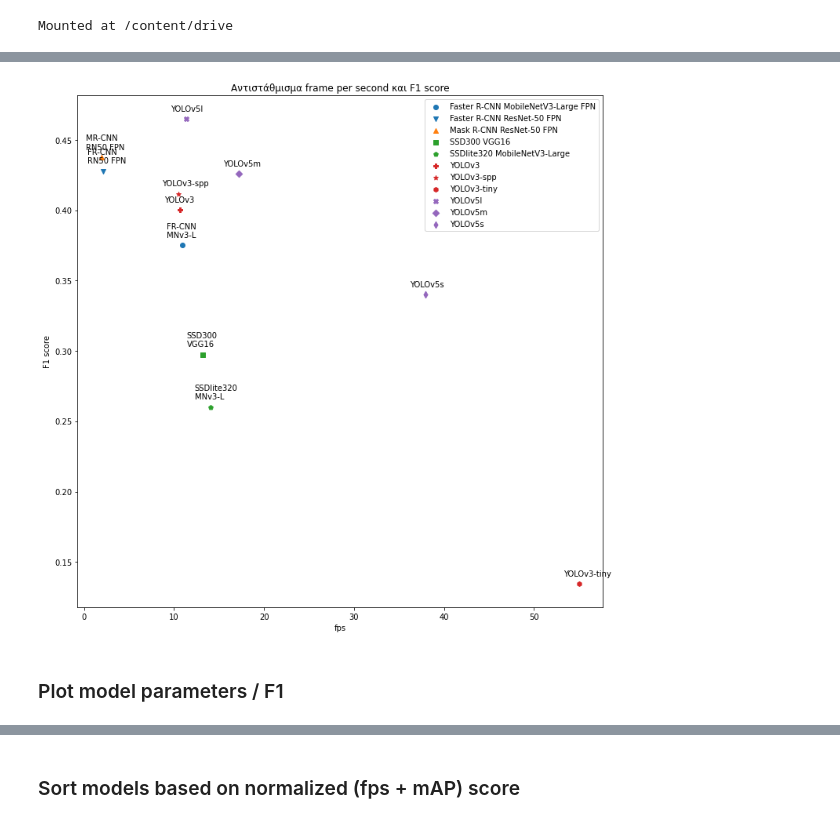
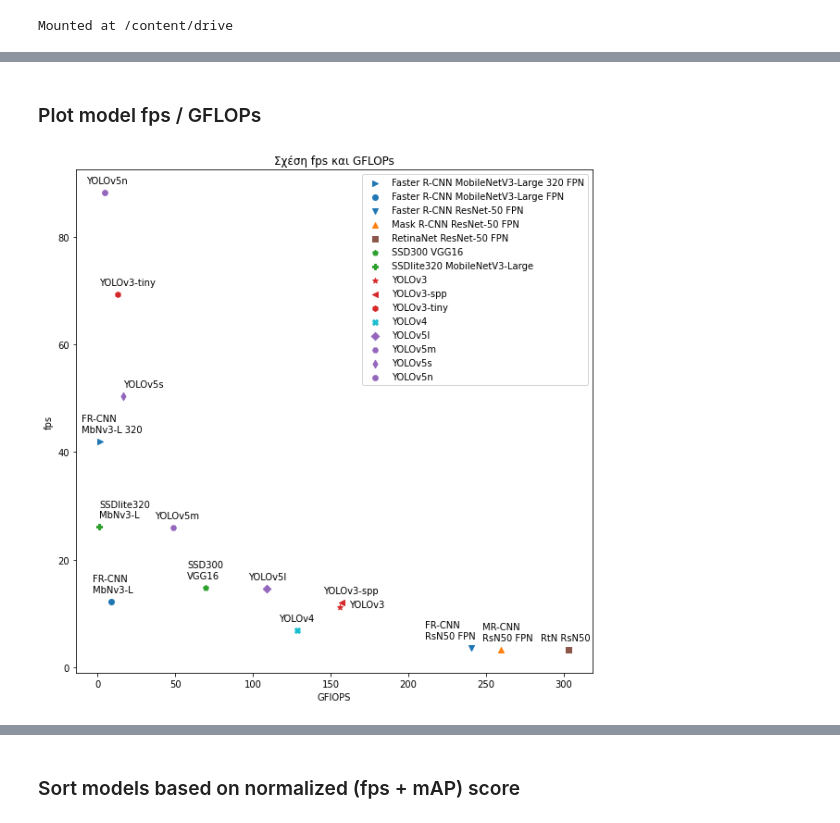
Before and after one commit to joangog/object-detection, a Jupyter notebook: analysis.ipynb, the cells around one changed output, grey strips where cells are left out. Saved outputs shown, nothing was run; the diff lists cells and outputs as text; code cells hidden in the pictures.

Commit message:
Added new plots and generated outputs

```diff
--- a/analysis.ipynb
+++ b/analysis.ipynb
@@ -71,0 +120,17 @@ Files found:
+# %%
+# Plot variables
+if dataset_name == 'COCO17':
+  markers = ['>','o','v','^','s','p',
+             'P','*','<','h','X','D','H','d','8']
+  colors = ['tab:blue', 'tab:blue','tab:blue','tab:orange', 'tab:brown', 'tab:green','tab:green',
+            'tab:red','tab:red','tab:red', 'tab:cyan', 'tab:purple', 'tab:purple','tab:purple','tab:purple']
+  models = results.model.unique()
+  models_short = ['FR-CNN MbNv3-L 320', 'FR-CNN MbNv3-L', 'FR-CNN RsN50 FPN', 'MR-CNN  RsN50 FPN', 'RtN RsN50', 'SSD300 VGG16', 'SSDlite320 MbNv3-L',
+                  'YOLOv3','YOLOv3-spp','YOLOv3-tiny', 'YOLOv4', 'YOLOv5l', 'YOLOv5m', 'YOLOv5s', 'YOLOv5n']
+else:
+  markers = ['o','v','^','s','p',
+             'P','*','h','X','D','d']
+  colors = ['tab:blue', 'tab:blue','tab:blue','tab:orange', 'tab:brown', 'tab:green','tab:green',
+            'tab:red','tab:red','tab:red', 'tab:cyan', 'tab:purple','tab:purple','tab:purple']
+  models = results.model.unique()
+  models_short = models
@@ -197,31 +583,35 @@ plt.show()
+# %% [markdown]
+### Plot model fps / GFLOPs
 # %%
 %matplotlib inline
 
 # Start plotting
-plt.figure(figsize=(12,12))
+plt.figure(figsize=(10,10))
 
-plt.title('Αντιστάθμισμα frame per second και F1 score')
-plt.xlabel('fps')
-plt.ylabel('F1 score')
+plt.title('Σχέση fps και GFLOPs')
+plt.xlabel('GFlOPS')
+plt.ylabel('fps')
 
 for i in range(len(models)):
   # Point annotation distance tuning
   xytext = (-20,10)
-  # if models[i] == 'Faster R-CNN ResNet-50 FPN':
-  #   xytext = (-50,10)
-  # elif models[i] == 'Mask R-CNN ResNet-50 FPN':
-  #   xytext = (5,10)
-  # elif models[i] == 'YOLOv3':
-  #   xytext = (-20,15)
+  if models[i] == 'Faster R-CNN ResNet-50 FPN':
+    xytext = (-50,10)
+  if models[i] == 'YOLOv3':
+    xytext = (10,0)
+  if models[i] == 'YOLOv5s':
+    xytext = (0,10)
+  if models[i] == 'SSDlite320 MobileNetV3-Large':
+    xytext = (0,10)
+  if models[i] == 'RetinaNet ResNet-50 FPN':
+    xytext = (-30,10)
   # Point annotations
-  plt.annotate(tw.fill(models_short[i], width=11), (fps[i], f1[i]), xytext=xytext, textcoords='offset points')
+  plt.annotate(tw.fill(models_short[i], width=11), (model_gflops[i], fps[i]), xytext=xytext, textcoords='offset points')
   # Scatter plot
-  plt.scatter(fps[i], f1[i], marker=markers[i],color=colors[i])
+  plt.scatter(model_gflops[i],fps[i], marker=markers[i], color=colors[i])
 
 plt.legend(models, scatterpoints=1)
 
 plt.show()
 # %% [output]
-[figure, old version]
+[figure, new version]
-# %% [markdown]
-### Plot model parameters / F1
```
Also changed, not shown: parts of 34 cells of this notebook.
